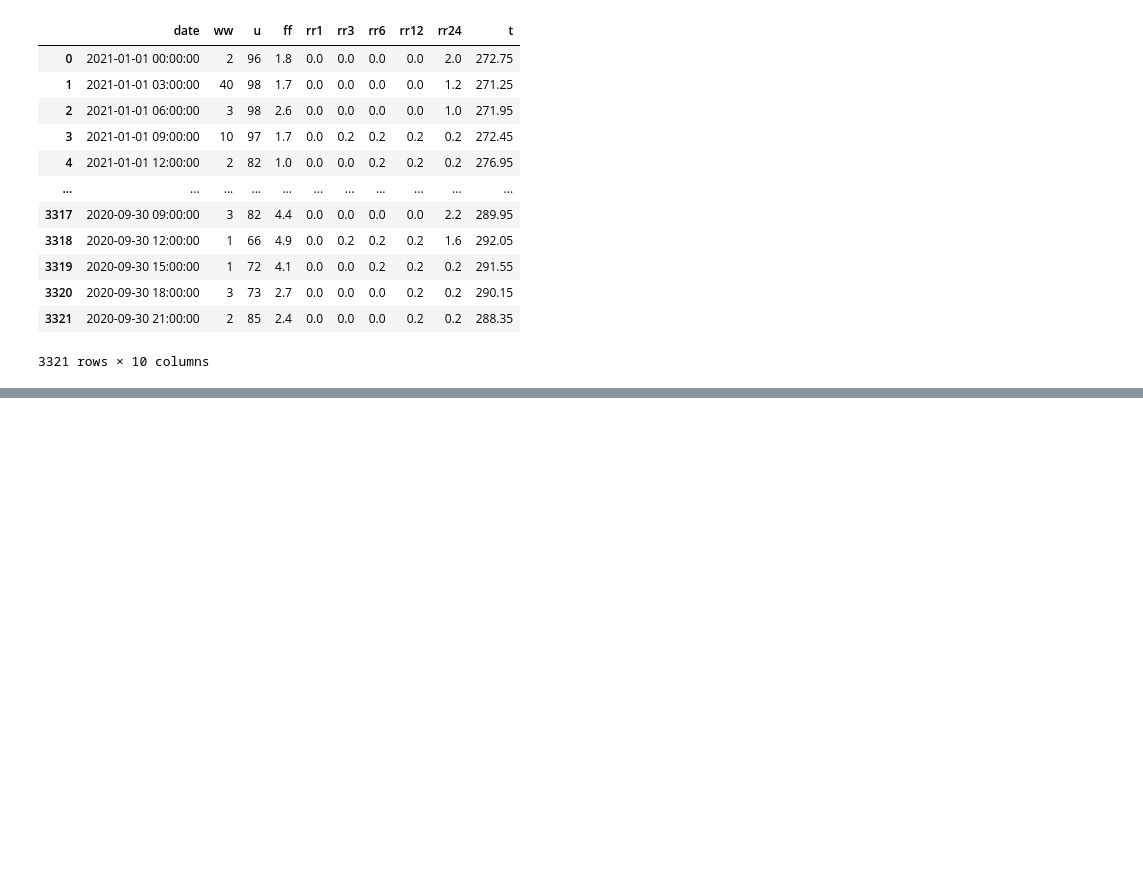
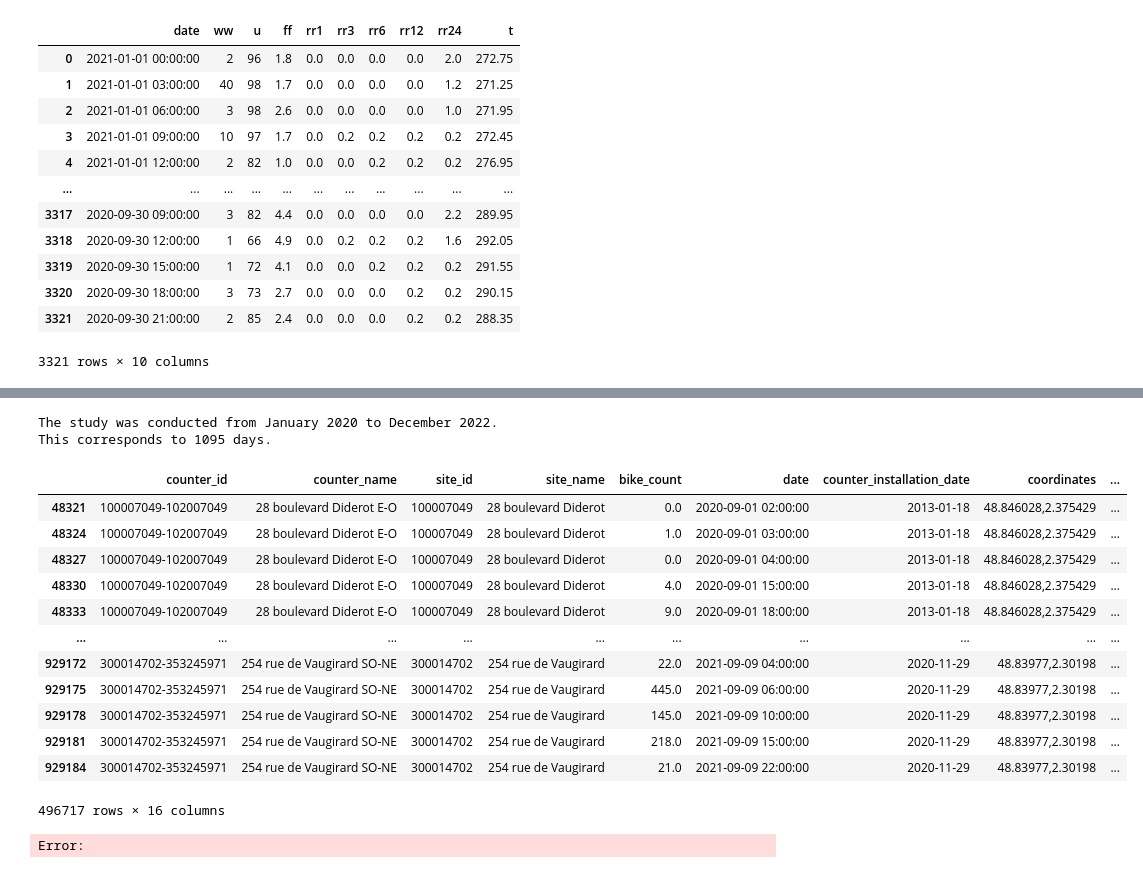
Before and after one commit to AuggyN/bike_counters, a Jupyter notebook: scripts/bike_counters_starting_kit.ipynb, the cells around one changed output, grey strips where cells are left out. Saved outputs shown, nothing was run; the diff lists cells and outputs as text; code cells hidden in the pictures; blank space fills up the shorter version.

Commit message:
started work on submission pipeline

```diff
--- a/scripts/bike_counters_starting_kit.ipynb
+++ b/scripts/bike_counters_starting_kit.ipynb
@@ -637,0 +644,50 @@ simplified_weather.loc[simplified_weather["date"].drop_duplicates().index]
+# %%
+weather = pd.read_csv("../data/H_75_previous-2020-2022.csv.gz", sep=";",
+                      parse_dates=["AAAAMMJJHH"],
+                      date_format="%Y%m%d%H",
+                      ).rename(columns={"AAAAMMJJHH" : "date"})
+# %%
+start = min(weather["date"])
+end = max(weather["date"])
+duration = (end-start).days
+
+print(f"The study was conducted from {start.month_name()} {start.year} "
+      f"to {end.month_name()} {end.year}.\n"
+      f"This corresponds to {duration} days.")
+# %% [output]
+The study was conducted from January 2020 to December 2022.
+This corresponds to 1095 days.
+# %%
+weather = weather[(weather["date"] > pd.Timestamp(min(data["date"])))
+                  & (weather["date"] < pd.Timestamp(max(data["date"])))]
+# %%
+interesting_columns = ["date", "U", "FF", "RR1", "T"]
+
+simplified_weather = weather[interesting_columns]
+
+numerical_weather_columns = ["U", "FF", "RR1", "T"]
+# %%
+grouped_simplified_weather = simplified_weather.groupby("date").mean()
+
+data_with_weather = (
+    pd.merge(data, grouped_simplified_weather, how="left", on="date")
+    .set_index(data.index)
+    .dropna(axis=0, how="any")
+)
+# %%
+data_with_weather
+# %% [output]
+|  | counter_id | counter_name | site_id | site_name | bike_count | date | counter_installation_date | coordinates | ... |
+| 48321 | 100007049-102007049 | 28 boulevard Diderot E-O | 100007049 | 28 boulevard Diderot | 0.0 | 2020-09-01 02:00:00 | 2013-01-18 | 48.846028,2.375429 | ... |
+| 48324 | 100007049-102007049 | 28 boulevard Diderot E-O | 100007049 | 28 boulevard Diderot | 1.0 | 2020-09-01 03:00:00 | 2013-01-18 | 48.846028,2.375429 | ... |
+| 48327 | 100007049-102007049 | 28 boulevard Diderot E-O | 100007049 | 28 boulevard Diderot | 0.0 | 2020-09-01 04:00:00 | 2013-01-18 | 48.846028,2.375429 | ... |
+| 48330 | 100007049-102007049 | 28 boulevard Diderot E-O | 100007049 | 28 boulevard Diderot | 4.0 | 2020-09-01 15:00:00 | 2013-01-18 | 48.846028,2.375429 | ... |
+| 48333 | 100007049-102007049 | 28 boulevard Diderot E-O | 100007049 | 28 boulevard Diderot | 9.0 | 2020-09-01 18:00:00 | 2013-01-18 | 48.846028,2.375429 | ... |
+| ... | ... | ... | ... | ... | ... | ... | ... | ... | ... |
+| 929172 | 300014702-353245971 | 254 rue de Vaugirard SO-NE | 300014702 | 254 rue de Vaugirard | 22.0 | 2021-09-09 04:00:00 | 2020-11-29 | 48.83977,2.30198 | ... |
+| 929175 | 300014702-353245971 | 254 rue de Vaugirard SO-NE | 300014702 | 254 rue de Vaugirard | 445.0 | 2021-09-09 06:00:00 | 2020-11-29 | 48.83977,2.30198 | ... |
+| 929178 | 300014702-353245971 | 254 rue de Vaugirard SO-NE | 300014702 | 254 rue de Vaugirard | 145.0 | 2021-09-09 10:00:00 | 2020-11-29 | 48.83977,2.30198 | ... |
+| 929181 | 300014702-353245971 | 254 rue de Vaugirard SO-NE | 300014702 | 254 rue de Vaugirard | 218.0 | 2021-09-09 15:00:00 | 2020-11-29 | 48.83977,2.30198 | ... |
+| 929184 | 300014702-353245971 | 254 rue de Vaugirard SO-NE | 300014702 | 254 rue de Vaugirard | 21.0 | 2021-09-09 22:00:00 | 2020-11-29 | 48.83977,2.30198 | ... |
+496717 rows × 16 columns
+Error:
```
Also changed, not shown: parts of 4 cells of this notebook, 10 other files.
